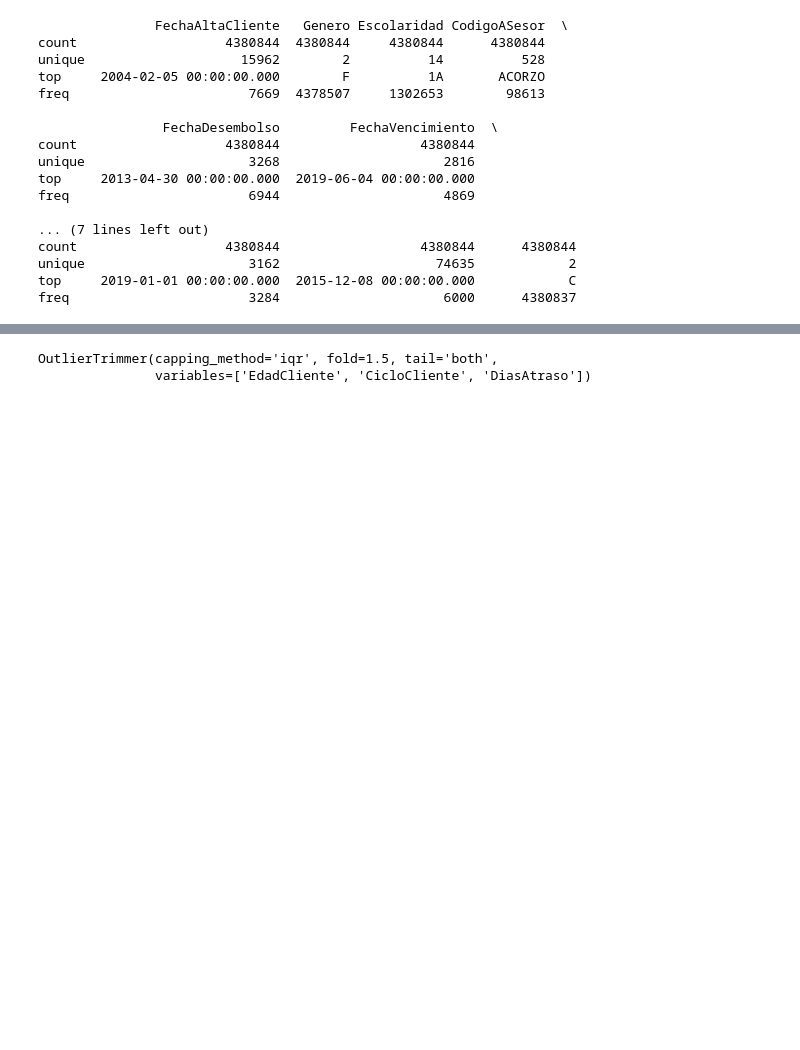
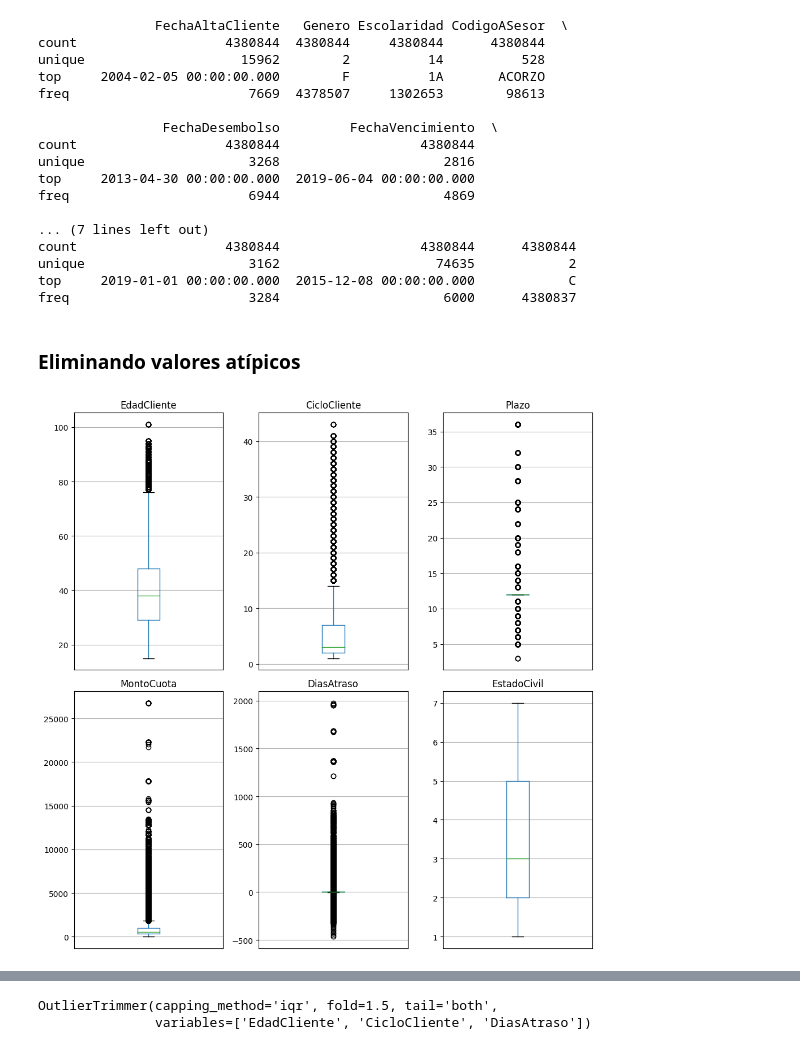
Before and after one commit to bmijangos/ProyectoIntegrador, a Jupyter notebook: Avance2_Equipo21.ipynb, the cells around one changed output, grey strips where cells are left out. Cells and saved outputs as stored; diff of their text form; code cells hidden in the pictures; blank space fills up the shorter version.

```diff
--- a/Avance2_Equipo21.ipynb
+++ b/Avance2_Equipo21.ipynb
@@ -179,3 +197,22 @@ def find_limits(df,variable,fold):
+# %% [markdown]
+### Eliminando valores atípicos
+# %%
+
+# graficamos para revisar valores atipicos de las siguientes variables numericas
+dfnum = pd.DataFrame(gpdf[['EdadCliente','CicloCliente','Plazo','MontoCuota','DiasAtraso','EstadoCivil','EstatusCredito']])
+
+fig, axes = plt.subplots(2, 3, figsize=(10, 10))  # Definimos una ventana de 3x3 nichos para incluir en cada uno de ellos un gráfico.
+
+# Iterar sobre las columnas y generar un gráfico de caja para cada una
+for k, ax in zip(range(0, 6), axes.flatten()):  # Usamos zip para iterar sobre los ejes y los índices
+    dfnum.boxplot(column=dfnum.columns[k], ax=ax)  # Generar el gráfico de caja para la columna actual
+    ax.set_title(dfnum.columns[k])  # Establecer el título del gráfico
+    ax.set_xticks([])  # Eliminar las etiquetas del eje x para mayor claridad
+
+plt.tight_layout()  # Ajustar el diseño para evitar superposiciones
+plt.show()
+# %% [output]
+[figure, added]
 # %%
 # Determinamos los limintes de la variable EdadCliente
 
```
Also changed, not shown: parts of 17 cells of this notebook.
